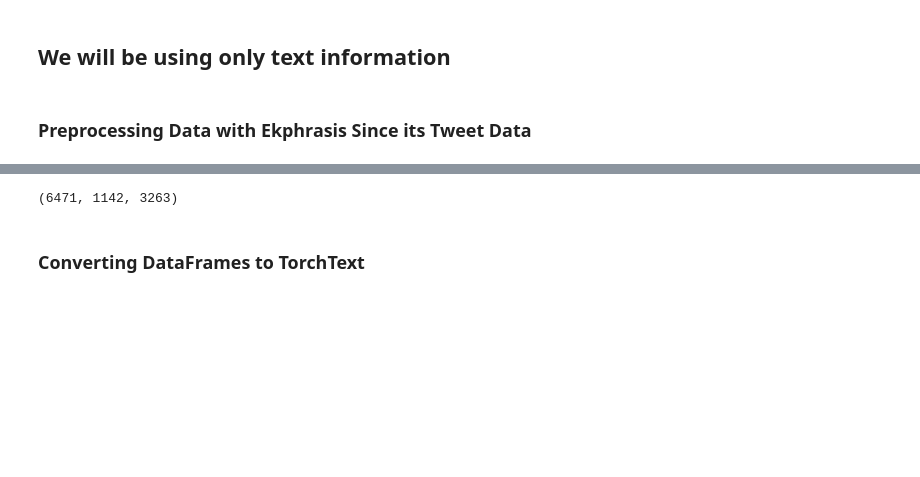
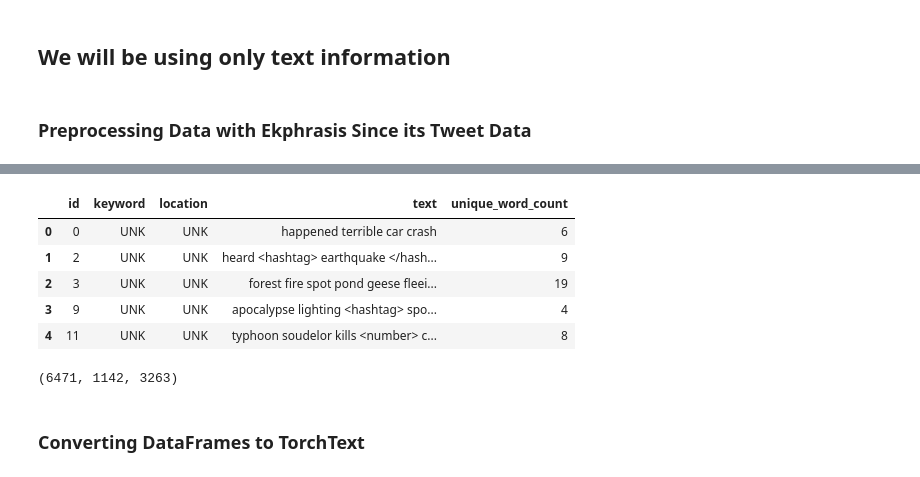
Before and after one commit to shivammehta007/NLPResearch, a Jupyter notebook: Tutorials/PyTorch_Tutorial/Text4Thesis/KaggleCompetitionTest.ipynb, the cells around one changed output, grey strips where cells are left out. Cells and saved outputs as stored; diff of their text form; code cells hidden in the pictures; blank space fills up the shorter version.

```diff
--- a/Tutorials/PyTorch_Tutorial/Text4Thesis/KaggleCompetitionTest.ipynb
+++ b/Tutorials/PyTorch_Tutorial/Text4Thesis/KaggleCompetitionTest.ipynb
@@ -268,3 +280,12 @@ train_data.head()
+# %%
+test_data.head()
+# %% [output]
+|  | id | keyword | location | text | unique_word_count |
+| 0 | 0 | UNK | UNK | happened terrible car crash | 6 |
+| 1 | 2 | UNK | UNK | heard <hashtag> earthquake </hash... | 9 |
+| 2 | 3 | UNK | UNK | forest fire spot pond geese fleei... | 19 |
+| 3 | 9 | UNK | UNK | apocalypse lighting <hashtag> spo... | 4 |
+| 4 | 11 | UNK | UNK | typhoon soudelor kills <number> c... | 8 |
 # %%
 train_data, validation_data = train_test_split(train_data, test_size=0.15)
 # %%
```
Also changed, not shown: parts of 25 cells of this notebook.
